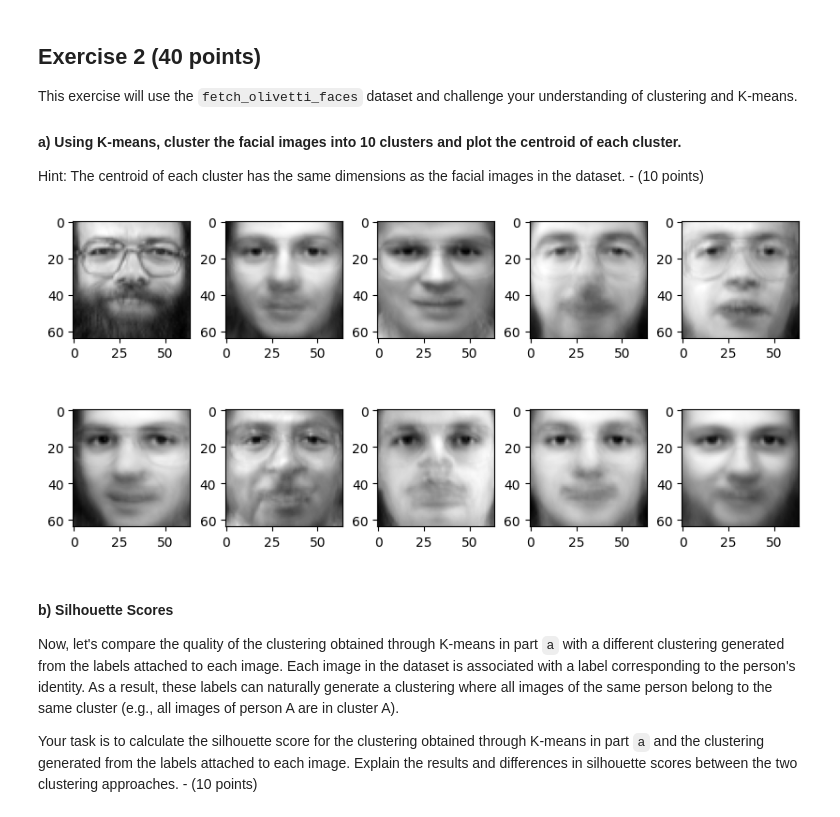
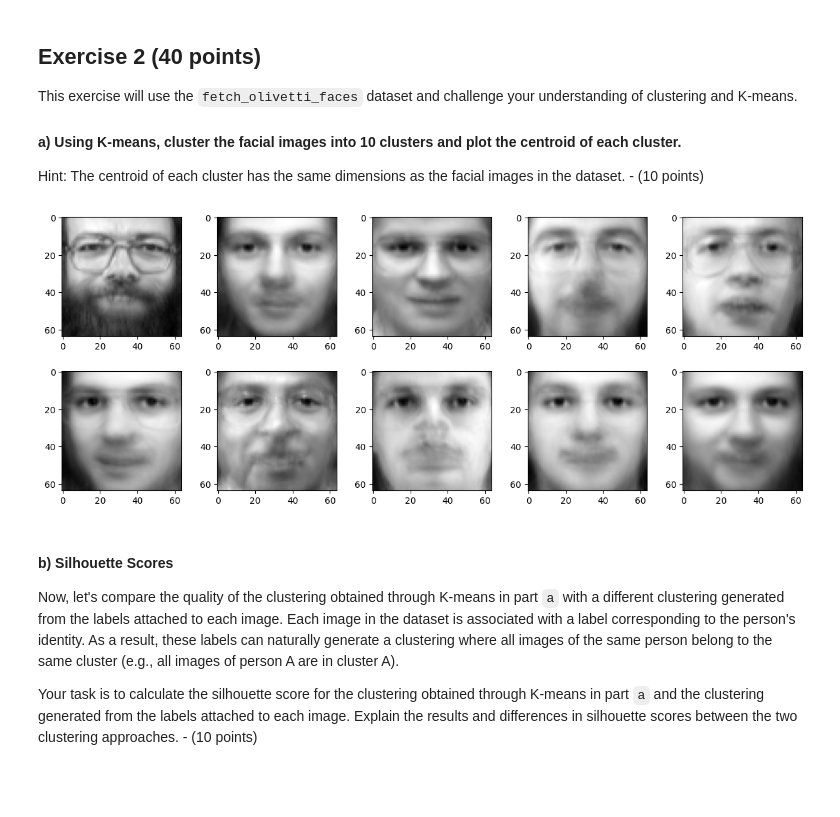
Before and after one commit to CS506-Boston-University/homework-1-FrankLi3, a Jupyter notebook: homework1.ipynb, the cells around one changed output. Drawn from its saved outputs; the diff is of its cells as text; code cells hidden in the pictures; blank space fills up the shorter version.

Commit message:
change part 2 image size

```diff
--- a/homework1.ipynb
+++ b/homework1.ipynb
@@ -140,25 +140,25 @@ Hint: The centroid of each cluster has the same dimensions as the facial images
 # %%
 import pandas as pd
 import matplotlib.pyplot as plt
 
 from sklearn.cluster import KMeans
 from sklearn.datasets import fetch_olivetti_faces
 
 faces = fetch_olivetti_faces(shuffle=True, random_state=42)
 faces_data = faces.data
 
 # your code here
 kmeans = KMeans(n_clusters=10, random_state=42)
 kmeans.fit(faces_data)
 
 # Plot the centroid of each cluster
-fig, axes = plt.subplots(2,5,figsize=(10, 5),gridspec_kw=dict(hspace=0.1,wspace=0.3))
+fig, axes = plt.subplots(2,5,figsize=(15, 6),gridspec_kw=dict(hspace=0.1,wspace=0.3))
 
 for i, ax in enumerate(axes.flat):
     ax.imshow(kmeans.cluster_centers_[i].reshape(64, 64), cmap='gray')
 plt.show()
 # %% [output]
-[figure, old version]
+[figure, new version]
 # %% [markdown]
 #### b) Silhouette Scores
 Now, let's compare the quality of the clustering obtained through K-means in part `a` with a different clustering generated from the labels attached to each image. Each image in the dataset is associated with a label corresponding to the person's identity. As a result, these labels can naturally generate a clustering where all images of the same person belong to the same cluster (e.g., all images of person A are in cluster A).
```
Also changed, not shown: parts of 3 cells of this notebook.
